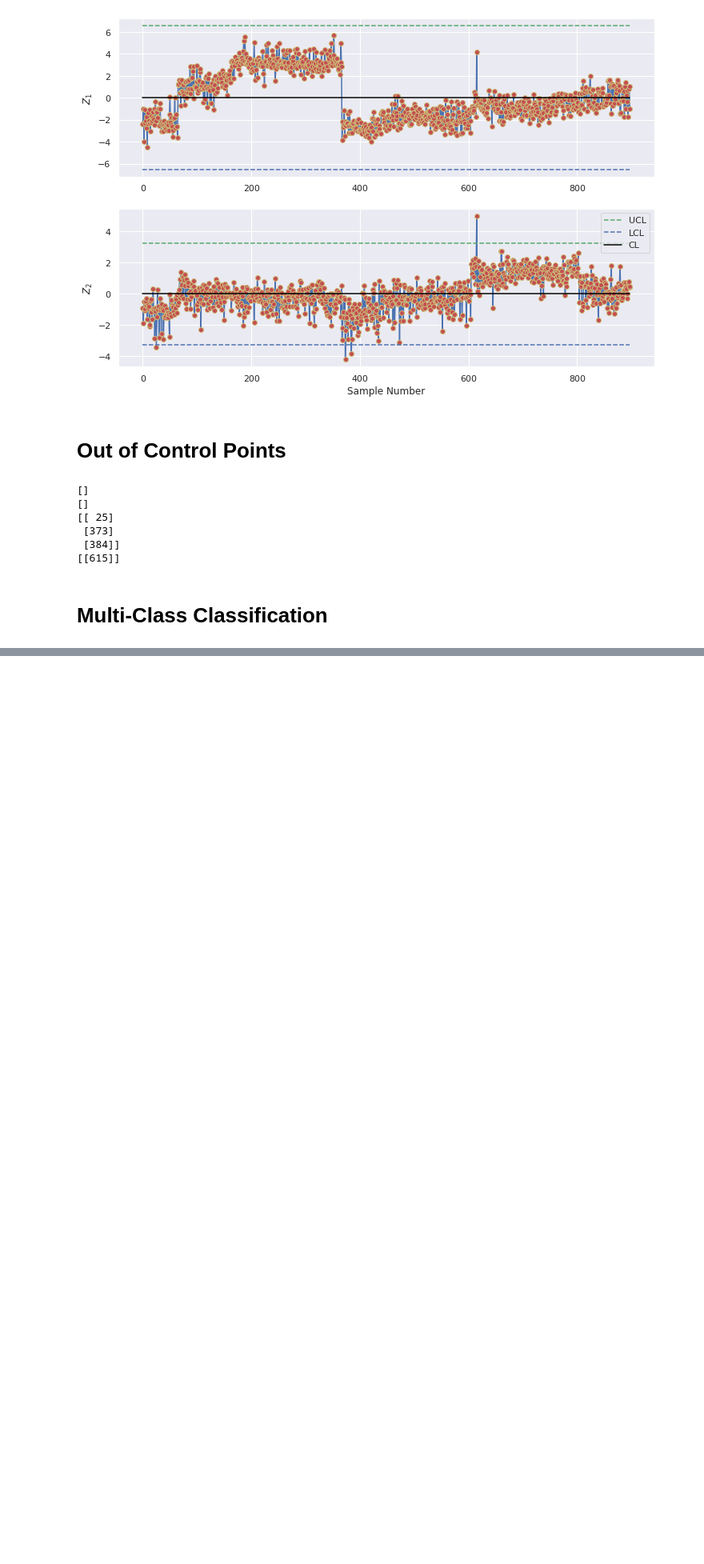
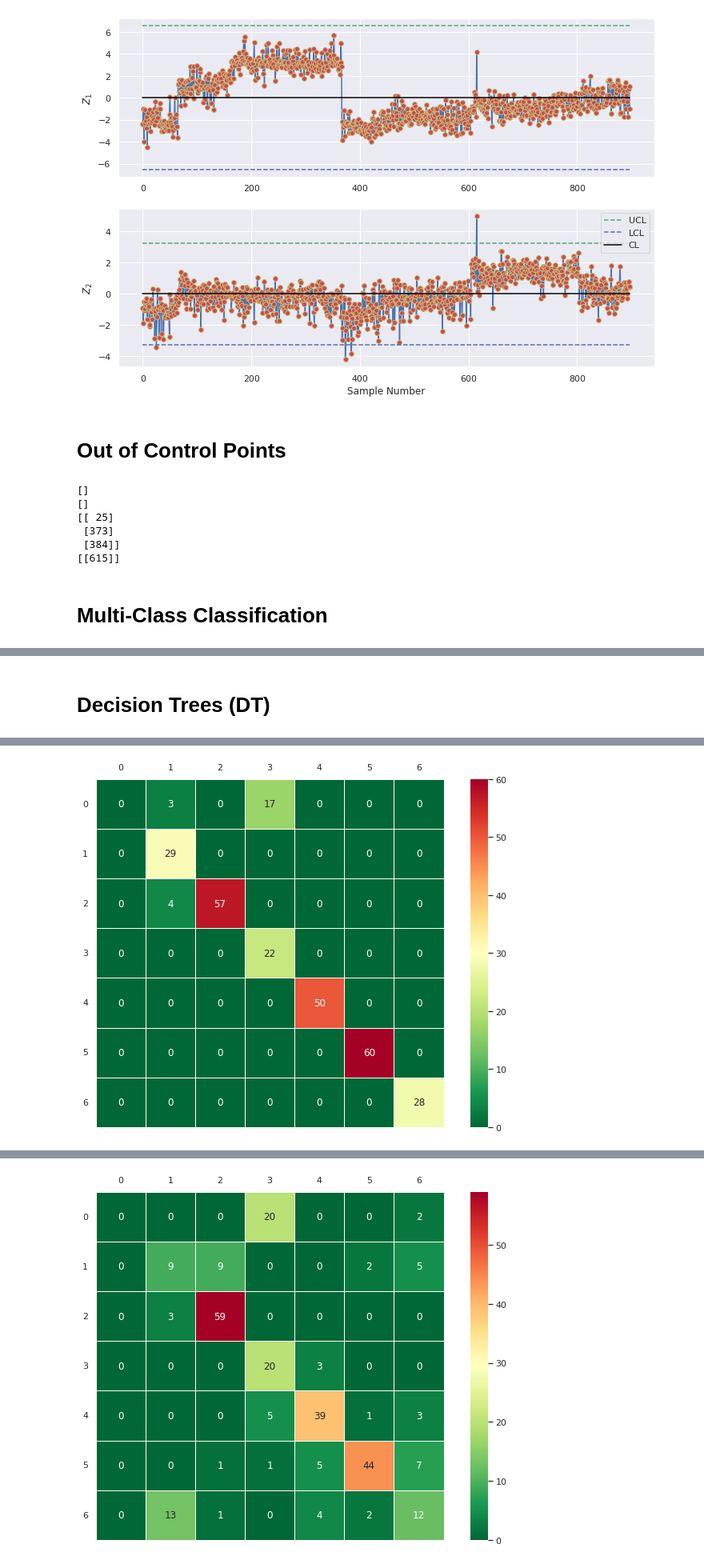
Before and after one commit to Ameer-Mohammed/test2, a Jupyter notebook: Project.ipynb, the cells around one changed output, grey strips where cells are left out. Shown at 80% size. Drawn from its saved outputs; the diff is of its cells as text; code cells hidden in the pictures; blank space fills up the shorter version.

```diff
--- a/Project.ipynb
+++ b/Project.ipynb
@@ -523,0 +761,76 @@ TypeError: ignored
+# %% [markdown]
+# Decision Trees (DT)
+# %%
+# Hyperparameter search for DT depth
+param_grid = {'max_depth': [2, 4, 8, 16, 32, 64]}
+dt = DecisionTreeClassifier(random_state=0)
+grid_search = GridSearchCV(dt, param_grid, cv=5)
+
+# Find best depth
+dt_full_data = grid_search.fit(X_train, y_train)
+dt_Z = grid_search.fit(Z_train, zy_train)
+dt_Z12 = grid_search.fit(Z12_train, z12y_train)
+
+# Get best tree depth
+print('Grid Search Results:')
+depth_full_data = dt_full_data.best_params_
+depth_Z = dt_Z.best_params_
+depth_Z12 = dt_Z12.best_params_
+print(f'depth_full_data: {depth_full_data}\ndepth_Z: {depth_Z}\ndepth_Z12: {depth_Z12}')
+
+# Apply best k
+dt = DecisionTreeClassifier(max_depth=depth_full_data.get('max_depth'))
+scores_dt_full_data = cross_validate(dt, X_train, y_train, cv=5, scoring=scoring)
+scores_dt_Z = cross_validate(dt, Z_train, zy_train, cv=5, scoring=scoring)
+scores_dt_Z12 = cross_validate(dt, Z12_train, z12y_train, cv=5, scoring=scoring)
+
+dt_scores_dict={}
+for i in ['fit_time', 'test_f1_macro']:
+  dt_scores_dict["dt_full_data " + i ] = scores_dt_full_data[i]
+  dt_scores_dict["dt_Z  " + i ] = scores_dt_Z[i]
+  dt_scores_dict["dt_Z12 " + i ] = scores_dt_Z12[i]
+
+dt_scores_data = pd.DataFrame(dt_scores_dict).T
+#dt_scores_data['avgs'] = dt_scores_data.mean(axis=1)
+print(f'{dt_scores_data}\n')
+
+datasets = [('FULL DATA', X_train, y_train, X_test, y_test), ('Z', Z_train, zy_train, Z_test, zy_test), ('Z12', Z12_train, z12y_train, Z12_test, z12y_test)]
+for i, (name, Xtr, ytr, Xtst, ytst) in enumerate(datasets):
+  # Apply on train-test split
+  dt.fit(Xtr, ytr)
+  y_pred = dt.predict(Xtst)
+  dt_score = dt.score(Xtst, ytst)
+  #print(dt_score)
+
+  # Classification Report
+  print(f'DATASET: {name}')
+  print('Classification Report:')
+  print(classification_report(ytst, y_pred, digits=3))
+
+  # Confusion Matrix
+  cm_dt = confusion_matrix(y_true=ytst, y_pred=y_pred)
+  ax = sns.heatmap(cm_dt, cmap='RdYlGn_r', linewidths=0.5, annot=True, square=True)
+  plt.yticks(rotation=0)
+  ax.tick_params(labelbottom=False,labeltop=True)
+  ax.set_xticklabels(ax.get_xticklabels(),rotation=0)
+  #plt.title('Decision Tree Confusion Matrix')
+  plt.show()
+
+  #ADAPTED FROM: https://scikit-learn.org/stable/auto_examples/ensemble/plot_voting_decision_regions.html#sphx-glr-auto-examples-ensemble-plot-voting-decision-regions-py
+  if name == 'Z12':
+    # Plotting decision regions
+    x_min, x_max = Xtr[:, 0].min() - 1, Xtr[:, 0].max() + 1
+    y_min, y_max = Xtr[:, 1].min() - 1, Xtr[:, 1].max() + 1
+    xx, yy = np.meshgrid(np.arange(x_min, x_max, 0.01), np.arange(y_min, y_max, 0.01))
+
+    Z = dt.predict(np.c_[xx.ravel(), yy.ravel()])
+    Z = Z.reshape(xx.shape)
+
+    plt.contourf(xx, yy, Z, alpha=0.4)
+    plt.scatter(Xtr[:, 0], Xtr[:, 1], c=ytr, s=20, edgecolor="k", label='Train Set')
+    plt.scatter(Xtst[:, 0], Xtst[:, 1], c=ytst, marker='^', s=20, edgecolor="k", label='Test Set')
+    plt.xlabel('$Z_1$')
+    plt.ylabel('$Z_2$')
+    plt.legend()
+    plt.show()
+# %% [output]
@@ -523,0 +854 @@ TypeError: ignored
+[figure, added]
@@ -523,0 +870 @@ TypeError: ignored
+[figure, added]
```
Also changed, not shown: parts of 17 cells of this notebook.
